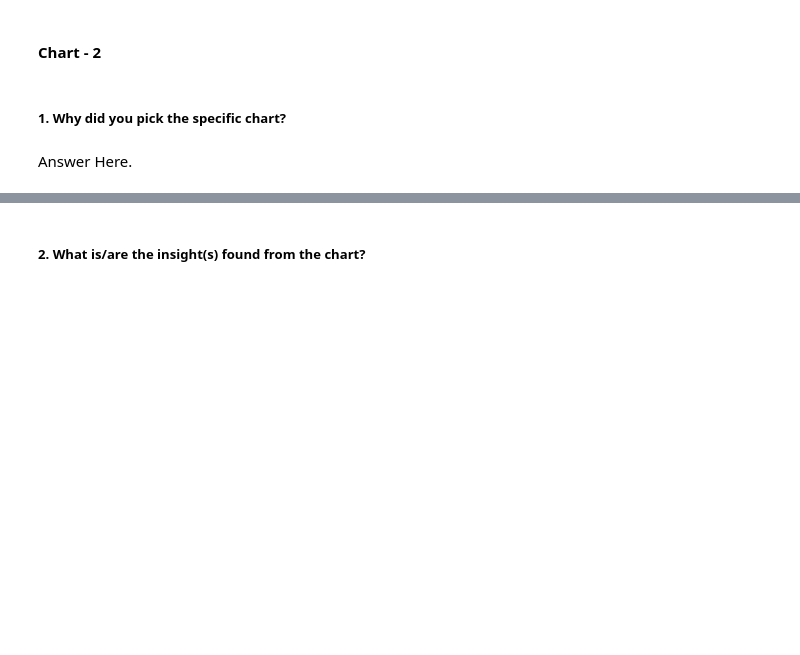
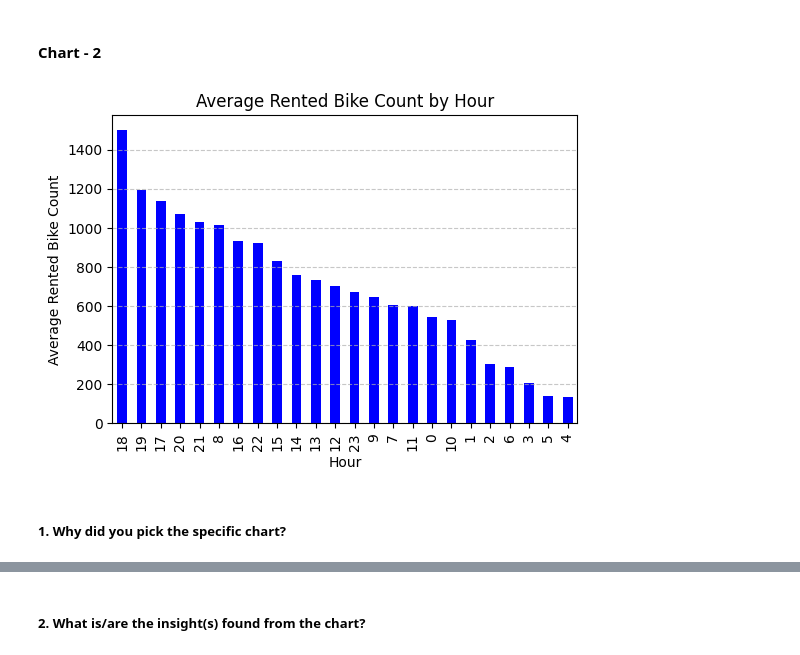
Before and after one commit to rashmi0852/Bike_Sharing_Demand_Prediction, a Jupyter notebook: Indivisual_Notebook.ipynb, the cells around one changed output, grey strips where cells are left out. Saved outputs shown, nothing was run; the diff lists cells and outputs as text; code cells hidden in the pictures; blank space fills up the shorter version.

Commit message:
data wrangeling

```diff
--- a/Indivisual_Notebook.ipynb
+++ b/Indivisual_Notebook.ipynb
@@ -423,0 +496,12 @@ However most fo necessary steps where performed on the datset ,with some expansi
+# %%
+#Question-2:Find peak & off-peak bike rental time?
+
+# Group data by Hour & calculate bike count by sorting
+hourly_rental_counts = bike_df.groupby('Hour')['Rented_bike_count'].mean()
+
+#Sort the hourly rental counts in descending order
+hourly_rental_counts=hourly_rental_counts.sort_values(ascending=False).astype("int")
+
+#printing result
+print (f"Bike rental by each hour \n" + "---"*8)
+print(hourly_rental_counts)
@@ -451,4 +631,19 @@ Answer Here
+# %%
+# Chart - 2 visualization code
+#Question-1:Find peak & off-peak bike rental time?
+
+# choose graph size
+plt.figure(figsize=(6, 4))
+
+#create bar plot
+hourly_rental_counts .plot(kind='bar', color='blue')
+plt.xlabel('Hour')
+plt.ylabel('Average Rented Bike Count')
+plt.title('Average Rented Bike Count by Hour')
+plt.xticks(hourly_rental_counts.index)
+plt.grid(axis='y', linestyle='--', alpha=0.7)
+plt.show()
+# %% [output]
+[figure, added]
 # %% [markdown]
 ##### 1. Why did you pick the specific chart?
-# %% [markdown]
-Answer Here.
```
Also changed, not shown: parts of 43 cells of this notebook.
